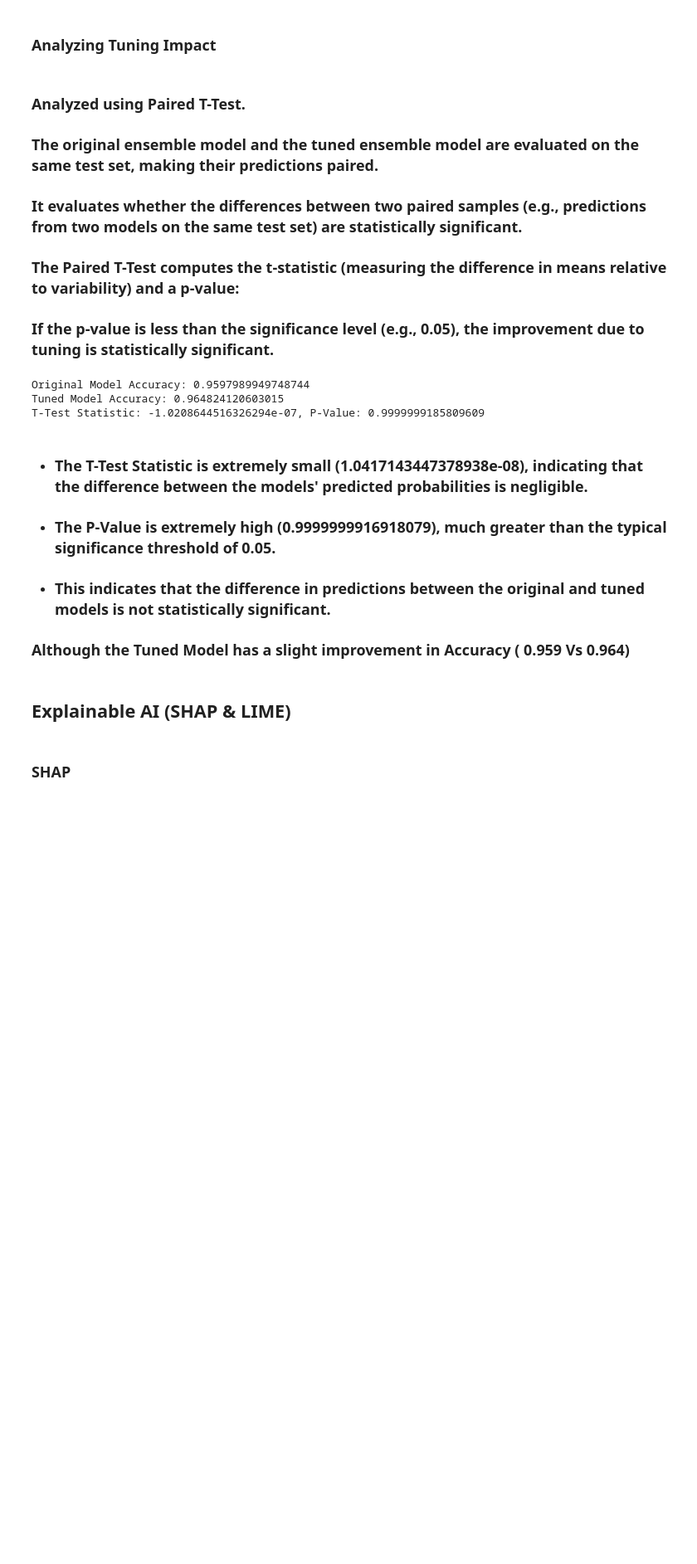
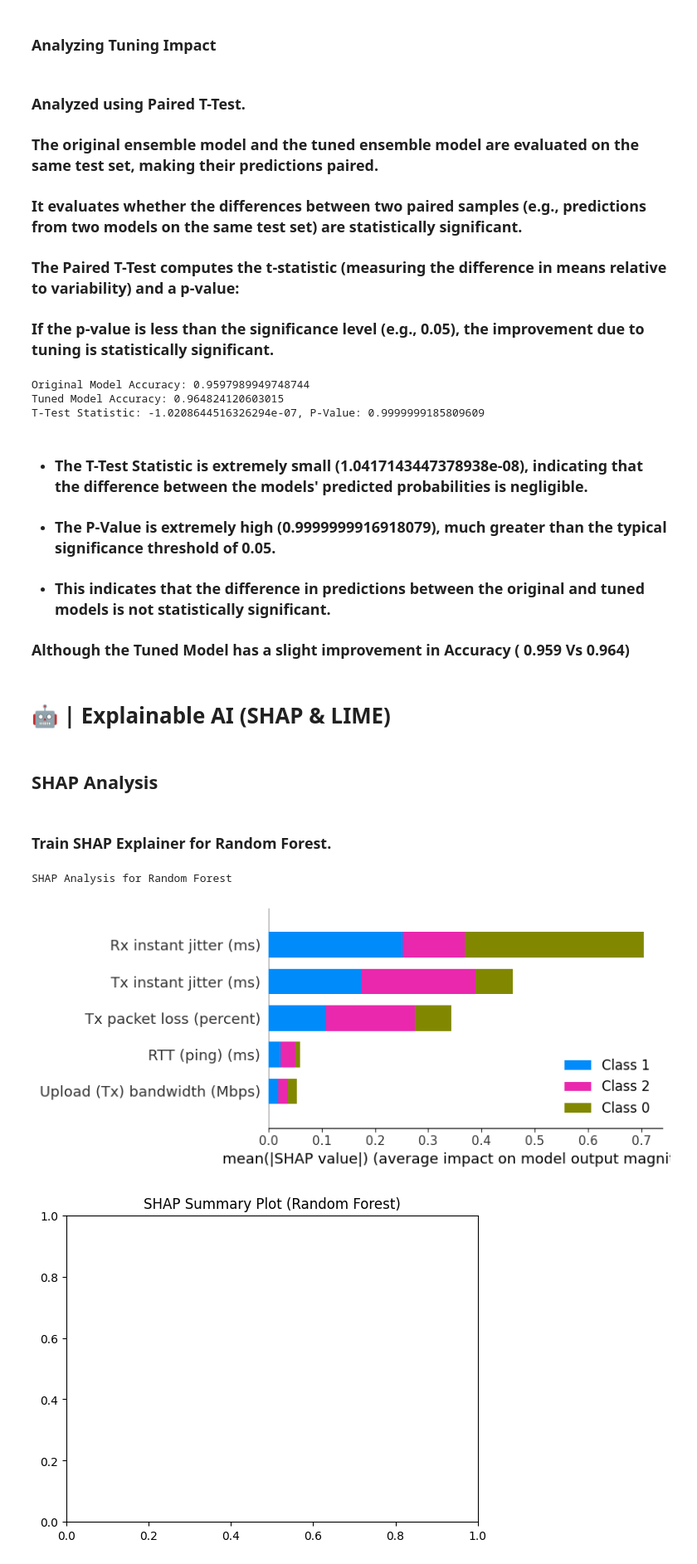
Before and after one commit to burikyali/burikyali, a Jupyter notebook: ml-video-conferencing-analysis.ipynb, the cells around one changed output. Shown at 83% size. Drawn from its saved outputs; the diff is of its cells as text; code cells hidden in the pictures; blank space fills up the shorter version.

Commit message:
Kaggle Notebook | ML_Video_Conferencing_Analysis | Version 19

```diff
--- a/ml-video-conferencing-analysis.ipynb
+++ b/ml-video-conferencing-analysis.ipynb
@@ -2031,7 +2031,10 @@ print("Best Gradient Boosting Parameters:", gb_grid.best_params_)
 
 # Update ensemble model with tuned parameters
 rf_tuned = RandomForestClassifier(**rf_random.best_params_, random_state=42)
+rf_tuned.fit(X_train, y_train)
+
 gb_tuned = GradientBoostingClassifier(**gb_grid.best_params_, random_state=42)
+gb_tuned.fit(X_train, y_train)
 
 voting_model_tuned= VotingClassifier(
     estimators=[
@@ -2120,6 +2123,31 @@ T-Test Statistic: -1.0208644516326294e-07, P-Value: 0.9999999185809609
 
 ### **Although the Tuned Model has a slight improvement in Accuracy ( 0.959 Vs 0.964)**
 # %% [markdown]
-## Explainable AI (SHAP & LIME)
+# 🤖 | Explainable AI (SHAP & LIME)
 # %% [markdown]
-### SHAP
+## SHAP Analysis
+# %% [markdown]
+### Train SHAP Explainer for Random Forest.
+# %%
+import shap
+import matplotlib.pyplot as plt
+
+# Models to analyze
+models = {'Random Forest': rf_tuned}
+
+# SHAP Analysis
+for model_name, model in models.items():
+    print(f"SHAP Analysis for {model_name}")
+
+    # Train SHAP Explainer
+    explainer = shap.TreeExplainer(model)
+    shap_values = explainer.shap_values(X_test)
+
+    # Summary Plot: Global Interpretation
+    shap.summary_plot(shap_values, X_test, feature_names=X_test.columns)
+    plt.title(f"SHAP Summary Plot ({model_name})")
+    plt.show()
+# %% [output]
+SHAP Analysis for Random Forest
+[figure, added]
+[figure, added]
```
Also changed, not shown: parts of 15 cells of this notebook.
